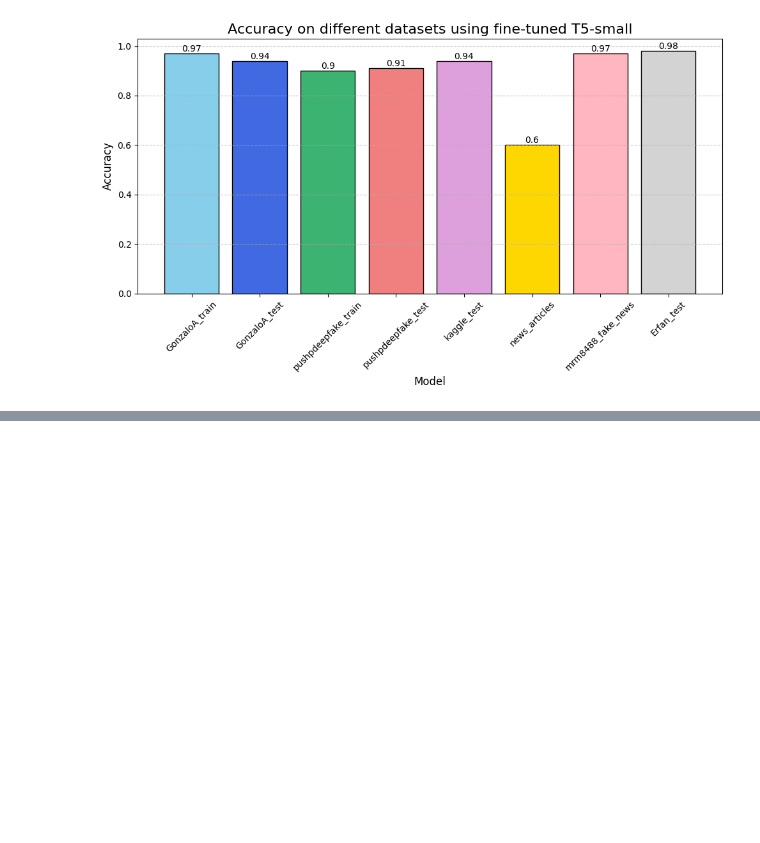
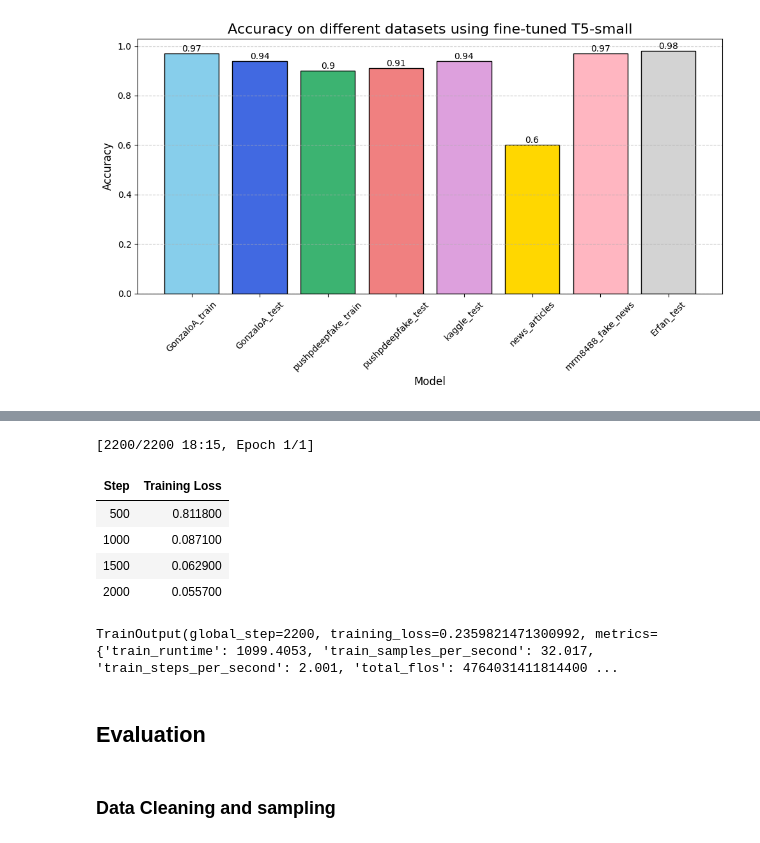
Before and after one commit to AnasElbattra/Hugging-face, a Jupyter notebook: FAKE-REAL/Notebooks/Fake_vs_Real_Trials.ipynb, the cells around one changed output, grey strips where cells are left out. Cells and saved outputs as stored; diff of their text form; code cells hidden in the pictures; blank space fills up the shorter version.

```diff
--- a/FAKE-REAL/Notebooks/Fake_vs_Real_Trials.ipynb
+++ b/FAKE-REAL/Notebooks/Fake_vs_Real_Trials.ipynb
@@ -888,0 +953,49 @@ plt.show()
+# %%
+label_lookup = {0: "fake", 1: "real"}
+to_tokens = to_tokens(tokenizer, label_lookup)
+tokenized_dataset = dataset.map(
+    to_tokens, batched=True, remove_columns=["text", "label"]
+)
+# %%
+local_training_root = "./"
+checkpoint_name = "test-trainer"
+local_checkpoint_path = os.path.join(local_training_root, checkpoint_name)
+training_args = tr.TrainingArguments(
+    local_checkpoint_path,
+    num_train_epochs=1,  # default number of epochs to train is 3
+    per_device_train_batch_size=16,
+    optim="adamw_torch",
+    report_to=["tensorboard"],
+)
+# %%
+t5_model = tr.AutoModelForSeq2SeqLM.from_pretrained("t5-small")
+# %%
+metric = load_metric("accuracy")
+
+
+def compute_metrics(eval_pred):
+    predictions, labels = eval_pred
+    predictions = [
+        tokenizer.decode(p, skip_special_tokens=True)
+        for p in predictions.argmax(dim=-1)
+    ]
+    labels = [label_lookup[l] for l in labels]
+
+    return metric.compute(predictions=predictions, references=labels)
+# %%
+trainer = Trainer(
+    model=t5_model,
+    args=training_args,
+    train_dataset=tokenized_dataset["train"],
+    eval_dataset=tokenized_dataset["test"],
+    compute_metrics=compute_metrics,
+)
+trainer.train()
+# %% [output]
+[2200/2200 18:15, Epoch 1/1]
+| Step | Training Loss |
+| 500 | 0.811800 |
+| 1000 | 0.087100 |
+| 1500 | 0.062900 |
+| 2000 | 0.055700 |
+TrainOutput(global_step=2200, training_loss=0.2359821471300992, metrics={'train_runtime': 1099.4053, 'train_samples_per_second': 32.017, 'train_steps_per_second': 2.001, 'total_flos': 4764031411814400 ...
@@ -888,0 +1012,4 @@ plt.show()
+# %% [markdown]
+## Evaluation
+# %% [markdown]
+### Data Cleaning and sampling
```
Also changed, not shown: parts of 84 cells of this notebook, 1 other file.
